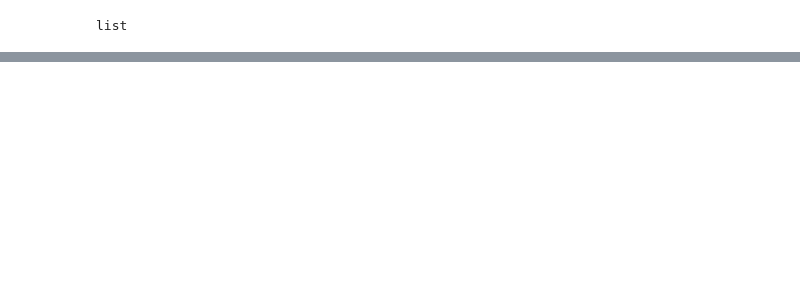
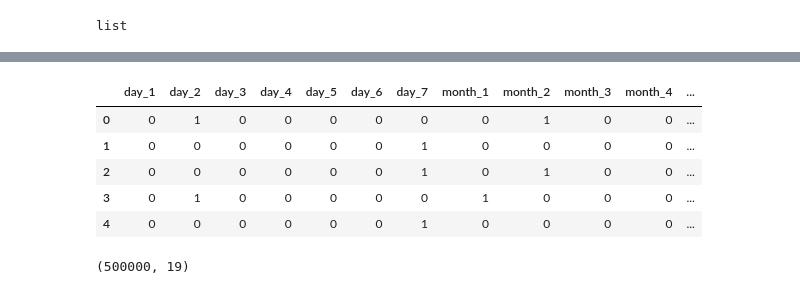
Before and after one commit to VeerendarGoud/ML-Projects, a Jupyter notebook: Categorical Feature Encoding Challenge.ipynb, the cells around one changed output, grey strips where cells are left out. Drawn from its saved outputs; the diff is of its cells as text; code cells hidden in the pictures; blank space fills up the shorter version.

```diff
--- a/Categorical Feature Encoding Challenge.ipynb
+++ b/Categorical Feature Encoding Challenge.ipynb
@@ -166,0 +347,15 @@ MemoryError:
+# %%
+cyc_feat_dum_day_mon = pd.concat([cyc_feat_day_dum,cyc_feat_mon_dum],axis=1, join='inner')
+# %%
+cyc_feat_dum_day_mon.head()
+# %% [output]
+|  | day_1 | day_2 | day_3 | day_4 | day_5 | day_6 | day_7 | month_1 | month_2 | month_3 | month_4 | ... |
+| 0 | 0 | 1 | 0 | 0 | 0 | 0 | 0 | 0 | 1 | 0 | 0 | ... |
+| 1 | 0 | 0 | 0 | 0 | 0 | 0 | 1 | 0 | 0 | 0 | 0 | ... |
+| 2 | 0 | 0 | 0 | 0 | 0 | 0 | 1 | 0 | 1 | 0 | 0 | ... |
+| 3 | 0 | 1 | 0 | 0 | 0 | 0 | 0 | 1 | 0 | 0 | 0 | ... |
+| 4 | 0 | 0 | 0 | 0 | 0 | 0 | 1 | 0 | 0 | 0 | 0 | ... |
+# %%
+cyc_feat_dum_day_mon.shape
+# %% [output]
+(500000, 19)
```
Also changed, not shown: parts of 86 cells of this notebook.
